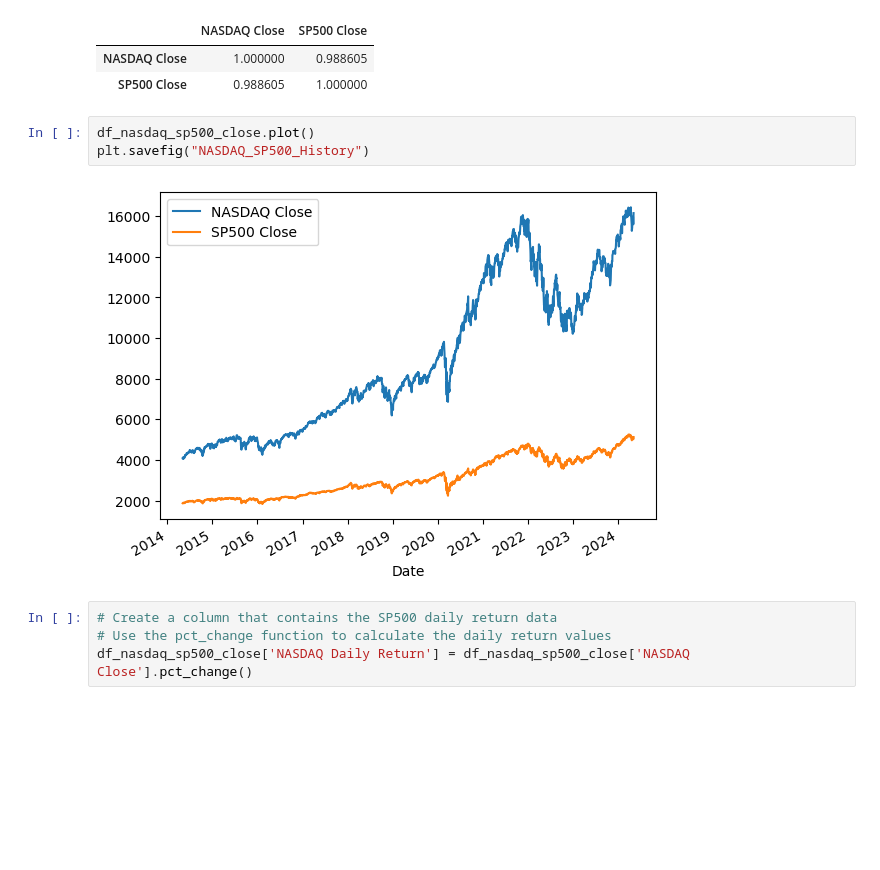
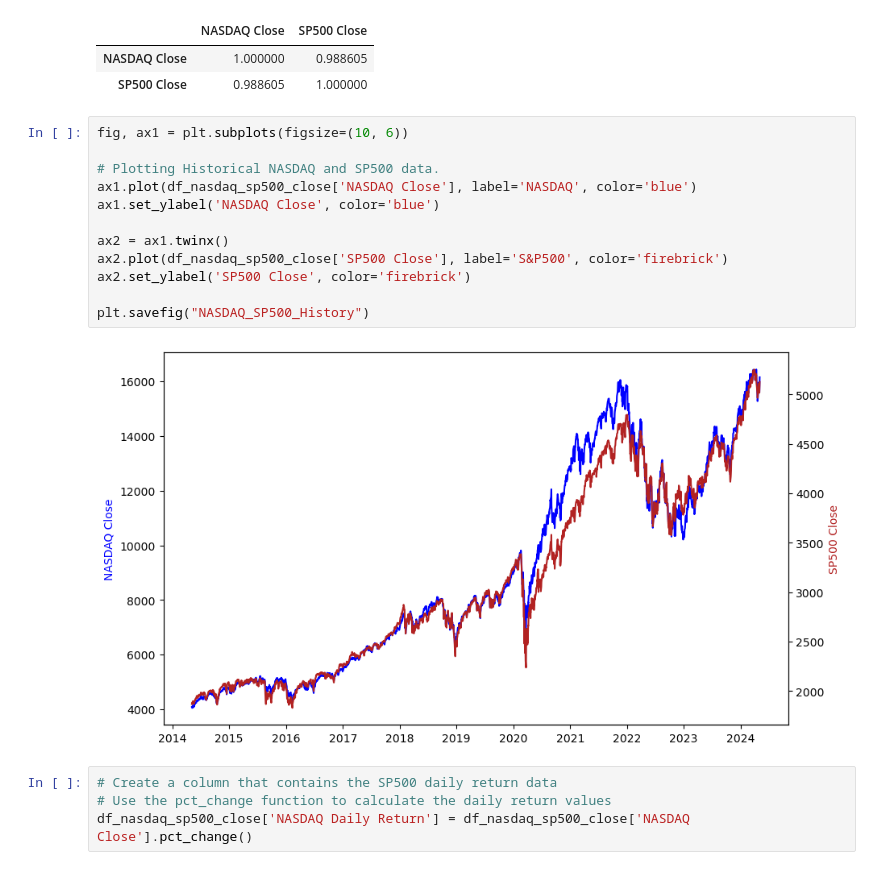
Before and after one commit to itaylor1645/project_1, a Jupyter notebook: stocks.ipynb, the cells around one changed output. Saved outputs shown, nothing was run; the diff lists cells and outputs as text; blank space fills up the shorter version.

Commit message:
modified plot parameters

```diff
--- a/stocks.ipynb
+++ b/stocks.ipynb
@@ -147,11 +147,20 @@ df_nasdaq_sp500_close.corr()
 |  | NASDAQ Close | SP500 Close |
 | NASDAQ Close | 1.000000 | 0.988605 |
 | SP500 Close | 0.988605 | 1.000000 |
-# %%
-df_nasdaq_sp500_close.plot()
-plt.savefig("NASDAQ_SP500_History")
-# %% [output]
-[figure, removed]
+# %%
+fig, ax1 = plt.subplots(figsize=(10, 6))
+
+# Plotting Historical NASDAQ and SP500 data.
+ax1.plot(df_nasdaq_sp500_close['NASDAQ Close'], label='NASDAQ', color='blue')
+ax1.set_ylabel('NASDAQ Close', color='blue')
+
+ax2 = ax1.twinx()
+ax2.plot(df_nasdaq_sp500_close['SP500 Close'], label='S&P500', color='firebrick')
+ax2.set_ylabel('SP500 Close', color='firebrick')
+
+plt.savefig("NASDAQ_SP500_History")
+# %% [output]
+[figure, added]
 # %%
 # Create a column that contains the SP500 daily return data
 # Use the pct_change function to calculate the daily return values
```
Also changed, not shown: parts of 10 cells of this notebook, 3 other files.
